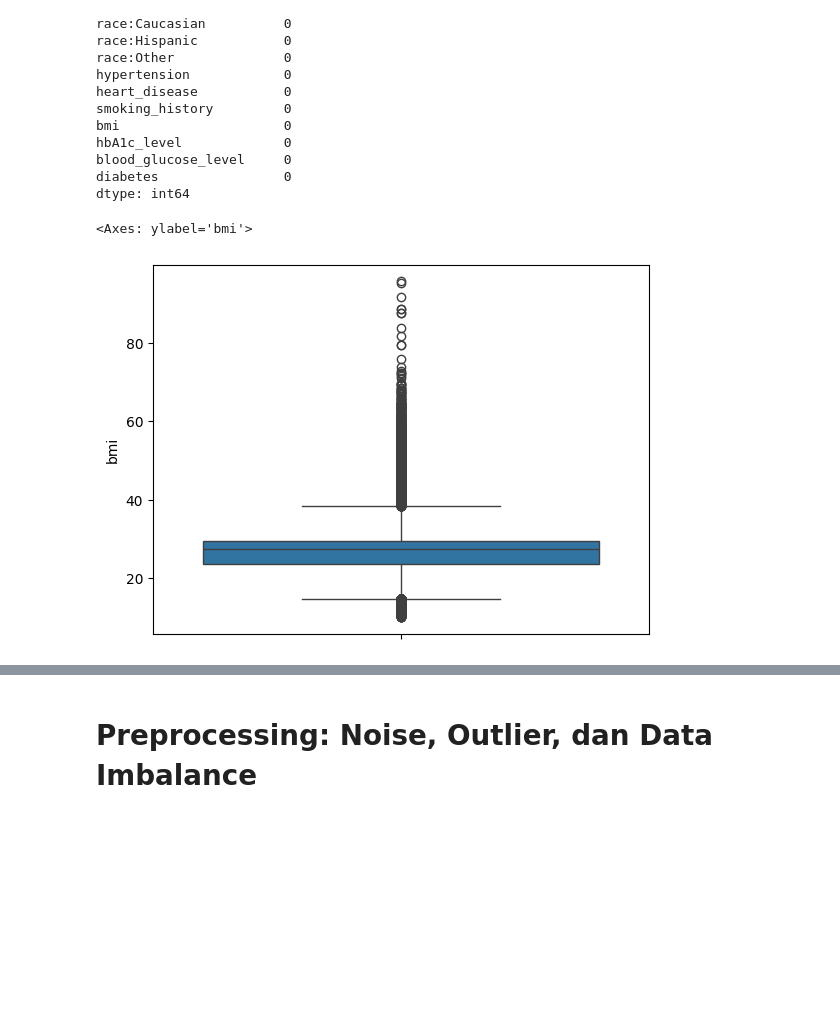
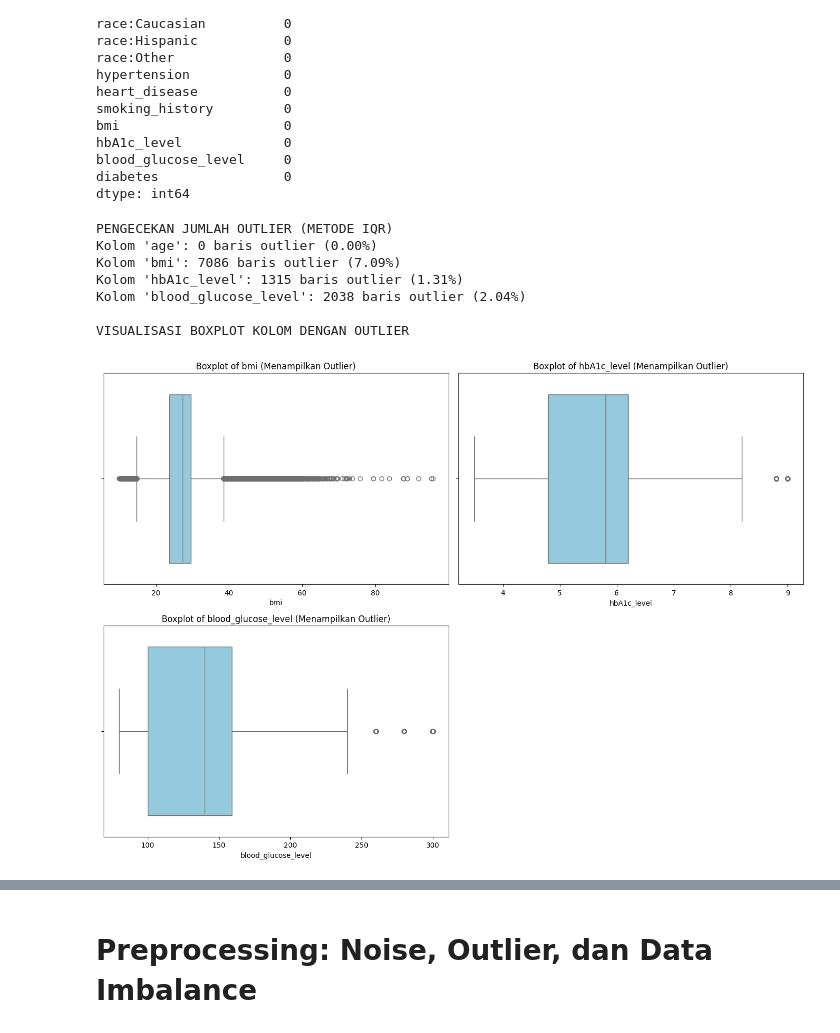
Before and after one commit to WhisnuAbraham/Projek_MachileLearning_Kelompok_10, a Jupyter notebook: diabetes_classification.ipynb, the cells around one changed output, grey strips where cells are left out. Drawn from its saved outputs; the diff is of its cells as text; code cells hidden in the pictures; blank space fills up the shorter version.

```diff
--- a/diabetes_classification.ipynb
+++ b/diabetes_classification.ipynb
@@ -108,8 +125,46 @@ blood_glucose_level     0
 diabetes                0
 dtype: int64
 # %%
-sns.boxplot(df['bmi'])
+print("PENGECEKAN JUMLAH OUTLIER (METODE IQR)")
+outlier_cols = []
+numeric_cols = ['age', 'bmi', 'hbA1c_level', 'blood_glucose_level']
+
+for col in numeric_cols:
+    Q1 = df[col].quantile(0.25)
+    Q3 = df[col].quantile(0.75)
+    IQR = Q3 - Q1
+    lower_bound = Q1 - 1.5 * IQR
+    upper_bound = Q3 + 1.5 * IQR
+
+    #jumlah data outlier
+    outliers = df[(df[col] < lower_bound) | (df[col] > upper_bound)]
+    n_outliers = len(outliers)
+    pct_outliers = (n_outliers / len(df)) * 100
+
+    print(f"Kolom '{col}': {n_outliers} baris outlier ({pct_outliers:.2f}%)")
+
+    if n_outliers > 0:
+        outlier_cols.append(col)
+
+print("\nVISUALISASI BOXPLOT KOLOM DENGAN OUTLIER")
+if outlier_cols:
+    plt.figure(figsize=(14, 10))
+    for i, col in enumerate(outlier_cols, 1):
+        plt.subplot(2, 2, i)
+        sns.boxplot(x=df[col], color='skyblue')
+        plt.title(f"Boxplot of {col} (Menampilkan Outlier)", fontsize=12)
+        plt.xlabel(col, fontsize=10)
+    plt.tight_layout()
+    plt.show()
+else:
+    print("Tidak ditemukan kolom numerik yang memiliki outlier.")
 # %% [output]
-<Axes: ylabel='bmi'>
+PENGECEKAN JUMLAH OUTLIER (METODE IQR)
+Kolom 'age': 0 baris outlier (0.00%)
+Kolom 'bmi': 7086 baris outlier (7.09%)
+Kolom 'hbA1c_level': 1315 baris outlier (1.31%)
+Kolom 'blood_glucose_level': 2038 baris outlier (2.04%)
+
+VISUALISASI BOXPLOT KOLOM DENGAN OUTLIER
-[figure, old version]
+[figure, new version]
 # %%
```
Also changed, not shown: parts of 43 cells of this notebook, 1 other file.
